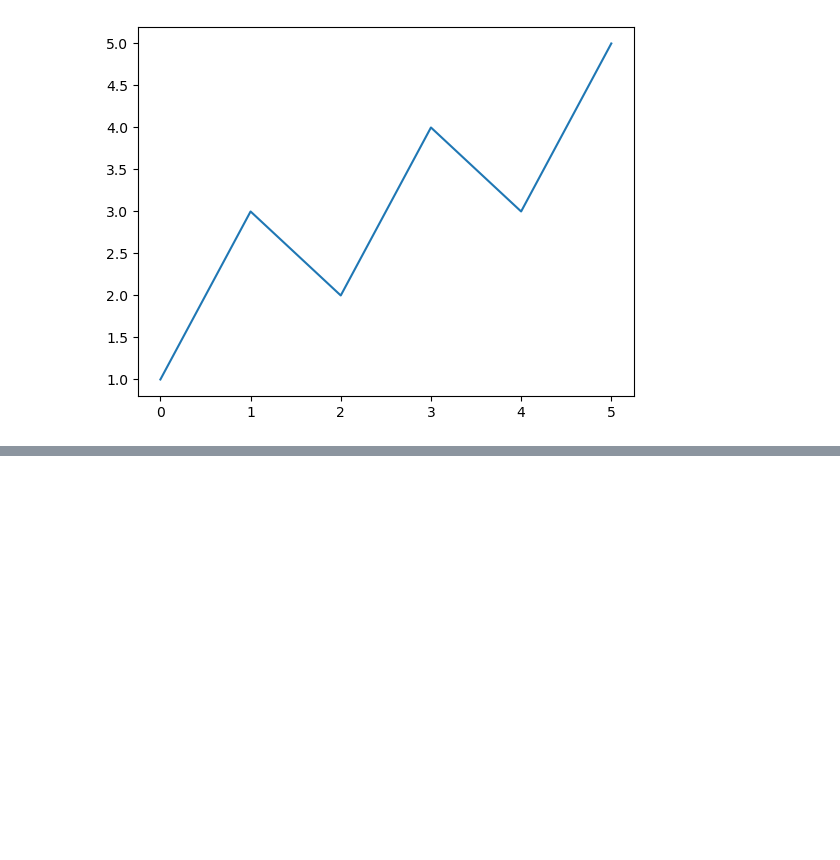
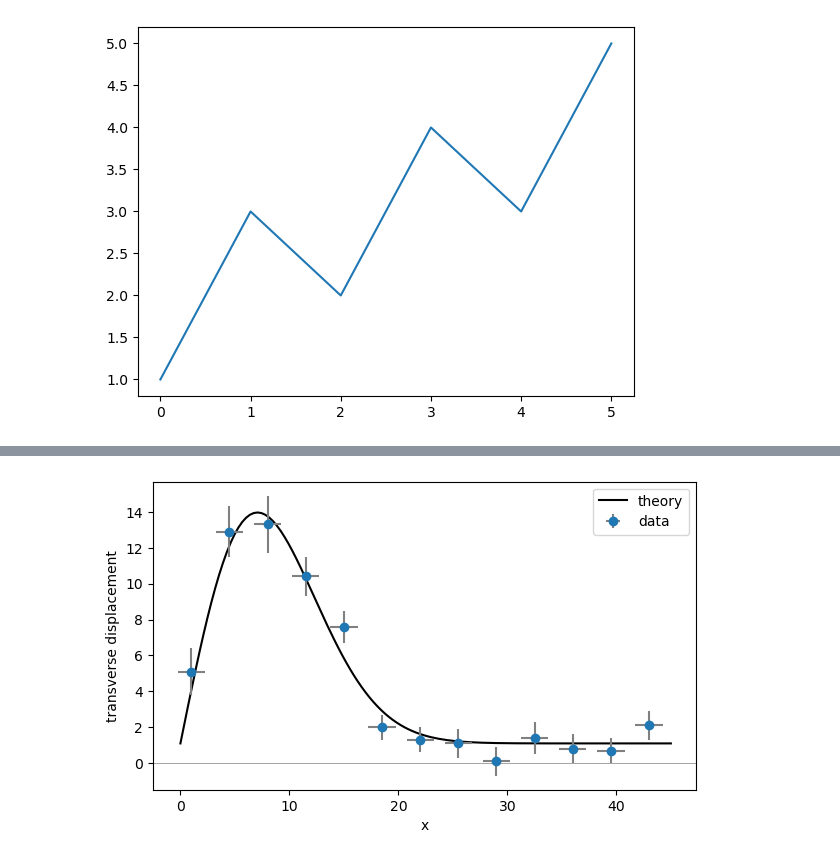
Before and after one commit to SEB91QA/Python-for-Science-Engineering, a Jupyter notebook: Section 8/Plotting.ipynb, the cells around one changed output, grey strips where cells are left out. Cells and saved outputs as stored; diff of their text form; code cells hidden in the pictures; blank space fills up the shorter version.

```diff
--- a/Section 8/Plotting.ipynb
+++ b/Section 8/Plotting.ipynb
@@ -17,0 +124,29 @@ array([-10.,   5.])
+# %%
+import numpy as np
+import matplotlib.pyplot as plt
+
+# read data from file
+xdata, ydata, yerror = np.loadtxt('expDecayData.txt', unpack=True)
+
+# create theoretical fitting curve
+x = np.linspace(0, 45, 128)
+y = 1.1 + 3.0 * x * np.exp(-(x / 10.0) ** 2)
+
+# create plot
+plt.figure(1, figsize=(7, 4))
+plt.plot(x, y, '-k', label="theory")
+plt.errorbar(xdata, ydata, fmt='oC0', label="data",
+             xerr=1.25, yerr=yerror, ecolor='gray')
+
+plt.axhline(color="gray", linewidth=0.5)
+plt.xlabel('x')
+plt.ylabel('transverse displacement')
+plt.legend(loc='upper right')
+
+# save plot to file
+plt.savefig('ExpDecay.pdf')
+
+# display plot on screen
+plt.show()
+# %% [output]
+[figure, added]
```
Also changed, not shown: parts of 8 cells of this notebook, 6 other files.
